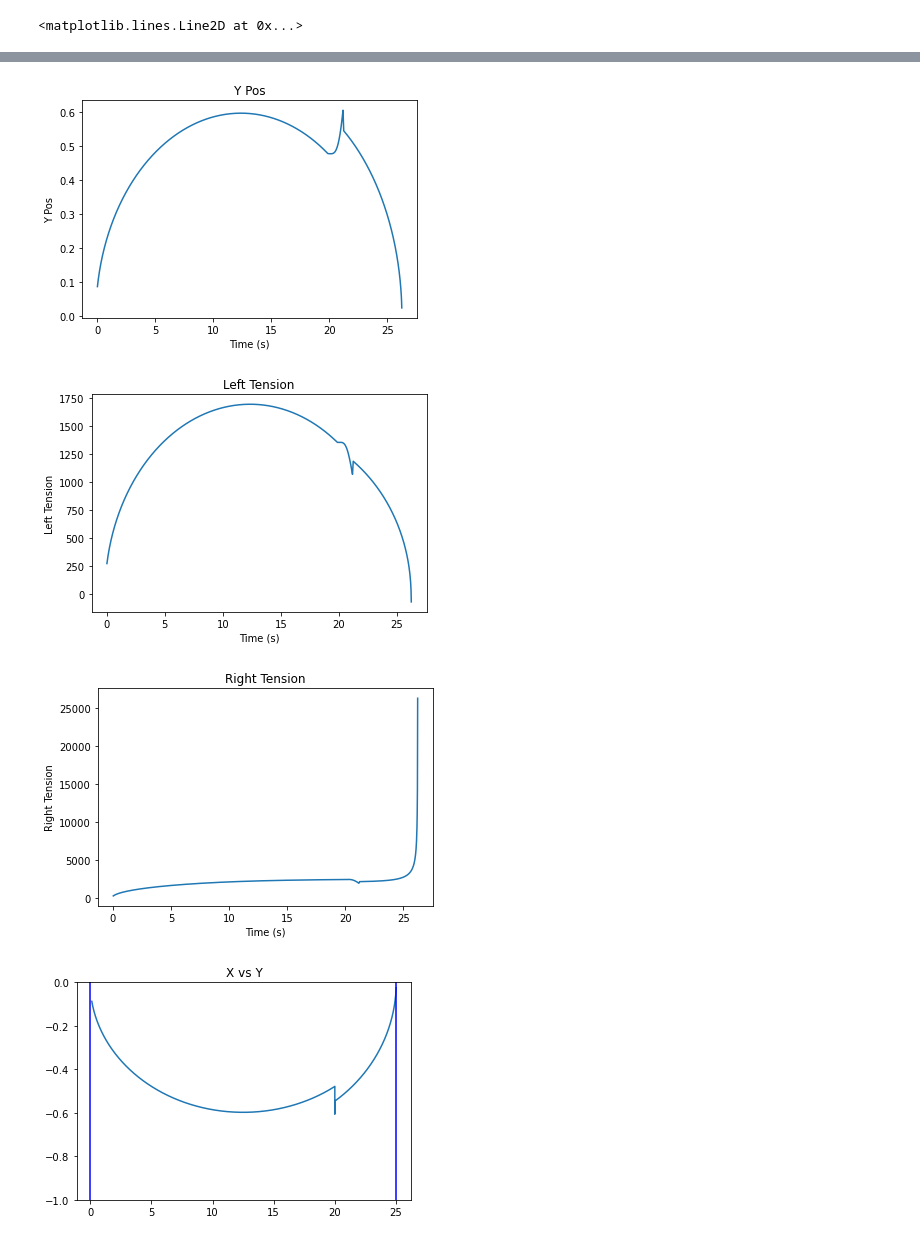
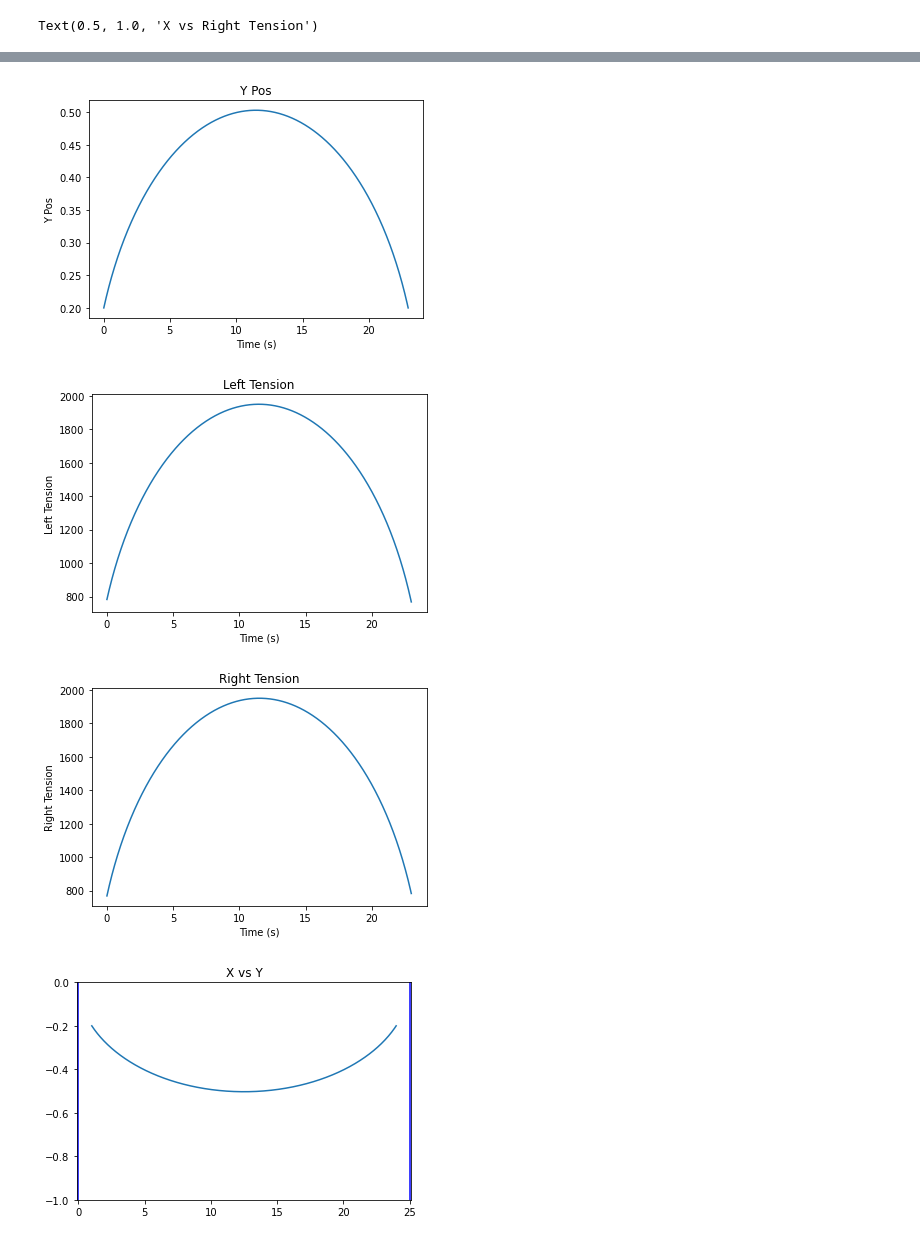
Before and after one commit to caltechcaos/LATTICE-Autonomy-Research, a Jupyter notebook: ShuttleModeling/ComplexShuttleSim.ipynb, the cells around one changed output, grey strips where cells are left out. Drawn from its saved outputs; the diff is of its cells as text; code cells hidden in the pictures.

Commit message:
Update notebooks with new tensioning system model

```diff
--- a/ShuttleModeling/ComplexShuttleSim.ipynb
+++ b/ShuttleModeling/ComplexShuttleSim.ipynb
@@ -15,6 +22,7 @@ def func(t, x, u):
 # %%
 import numpy as np
 # %%
+from scipy.integrate import RK45
 max_angle = math.pi * 8/9
 def get_output(x):
     larm, rarm, takeup, dist, x, y, tl, tr = x
@@ -22,12 +30,12 @@ def get_output(x):
     rout = 0
     v = 0
     if dist > 20:
-        if larm < 2.65:
+        if larm < 2.7:
             lout = 1
 
         if rarm > 0:
             rout = -1
-        if larm >= 2.65 and rarm <= 0:
+        if larm >= 2.7 and rarm <= 0:
             v = 1
         else:
             v = 0
@@ -35,40 +43,44 @@ def get_output(x):
         v = 1
 
 
-    return np.array([lout, rout, v])
+    return np.array([0, 0, 1])
 
-def get_start_array(larm, rarm, cable_length, stake_span):
+def get_start_array(larm, rarm):
 
-    takeup = -0.54+math.sqrt(1.2066-0.52*math.cos(larm)-0.52*math.cos(rarm)+0.125*math.cos(larm+rarm))+0.5*(math.sin(larm/2)+math.sin(rarm/2))
-    dist = ((cable_length - takeup)**2 - stake_span**2)/(2 * (cable_length - takeup)) + 0.1
-    x = 1/50*(625+2*dist*(26-takeup)-(26-takeup)**2)
-    y = math.sqrt(dist**2-(625+2*dist*(26-takeup)-(26-takeup)**2)**2/2500)
-    tl = -((1*dist*(-4042.5+161.7*x))/(0.+25*y))
-    tr = -((6.468*(-30*x+1*dist*x+1*takeup*x))/y)
-    return np.array([larm, rarm, takeup, dist, x, y, tl, tr])
+    takeup = math.sqrt(dap**2+Larm**2-2*dap*Larm*math.cos(larm))+math.sqrt((dap+dpdp)**2+Larm**2-2*(dap+dpdp)*Larm*math.cos(larm))+math.sqrt(dap**2+Larm**2-2*dap*Larm*math.cos(rarm))+math.sqrt((dap+dpdp)**2+Larm**2-2*(dap+dpdp)*Larm*math.cos(rarm))
+    print(lencable - takeup)
+    poscable = ((lencable - takeup)**2 - cablespan**2)/(2 * (lencable - takeup)) +1
+    print((poscable**2-(cablespan**2+2*poscable*(lencable-takeup)-(lencable-takeup)**2)**2/(4*cablespan**2)))
+    print(poscable**2-(cablespan**2+2*poscable*(lencable-takeup)-(lencable-takeup)**2)**2/(4*cablespan**2))
+    x = (cablespan**2+2*poscable*(lencable-takeup)-(lencable-takeup)**2)/(2*cablespan)
+    y = math.sqrt(poscable**2-(cablespan**2+2*poscable*(lencable-takeup)-(lencable-takeup)**2)**2/(4*cablespan**2))
+    tl = (g*mshuttle*poscable*(cablespan-x))/(cablespan*y)
+    tr = -((-g*lencable*mshuttle*x+g*mshuttle*poscable*x+g*mshuttle*takeup*x)/(cablespan*y))
+    return np.array([larm, rarm, takeup, poscable, x, y, tl, tr])
 # %%
 sim_time = 50
 sim_step_time = 0.02
-left_arm_start_angle = 1.3
-right_arm_start_angle = 1.3
+left_arm_start_angle = 1.1
+right_arm_start_angle = 1.1
 cable_length = 26
 stake_span = 25
 max_dist = .5 * (cable_length + stake_span)
-start_state = get_start_array(left_arm_start_angle, right_arm_start_angle, cable_length, stake_span)
+print(max_dist)
+start_state = get_start_array(left_arm_start_angle, right_arm_start_angle)
 print(start_state)
 integrator = RK45(lambda t, x: func(t, x, get_output(x)), 0, start_state, sim_time, sim_step_time)
 time = []
 
 output = np.zeros((0, 8))
 for step in range(int(sim_time / sim_step_time)):
-    if integrator.y[3] >= max_dist:
+    if integrator.y[3] >= stake_span - start_state[3]:
         print("Max sim distance hit, exiting")
         print(integrator.y[3])
         break
     try:
         integrator.step()
-    except ValueError:
-        print("Sim step failed, exiting")
+    except ValueError as e:
+        print(f"Sim step failed, exiting: at {integrator.y[3]}")
         break
 
     output = np.append(output,[integrator.y],axis= 0)
@@ -94,5 +111,9 @@ plt.title("X vs Y")
 plt.ylim([-1, 0])
 plt.axvline(x = 0, color = 'b')
 plt.axvline(x = 25, color = 'b')
+
+plt.figure()
+plt.plot(output[:, 4], -1 * output[:, 7])
+plt.title("X vs Right Tension")
 # %% [output]
-<matplotlib.lines.Line2D at 0x...>
+Text(0.5, 1.0, 'X vs Right Tension')
@@ -104,4 +125,4 @@ plt.axvline(x = 25, color = 'b')
-[figure, old version]
+[figure, new version]
-[figure, old version]
+[figure, new version]
-[figure, old version]
+[figure, new version]
-[figure, old version]
+[figure, new version]
```
Also changed, not shown: parts of 8 cells of this notebook, 3 other files.
